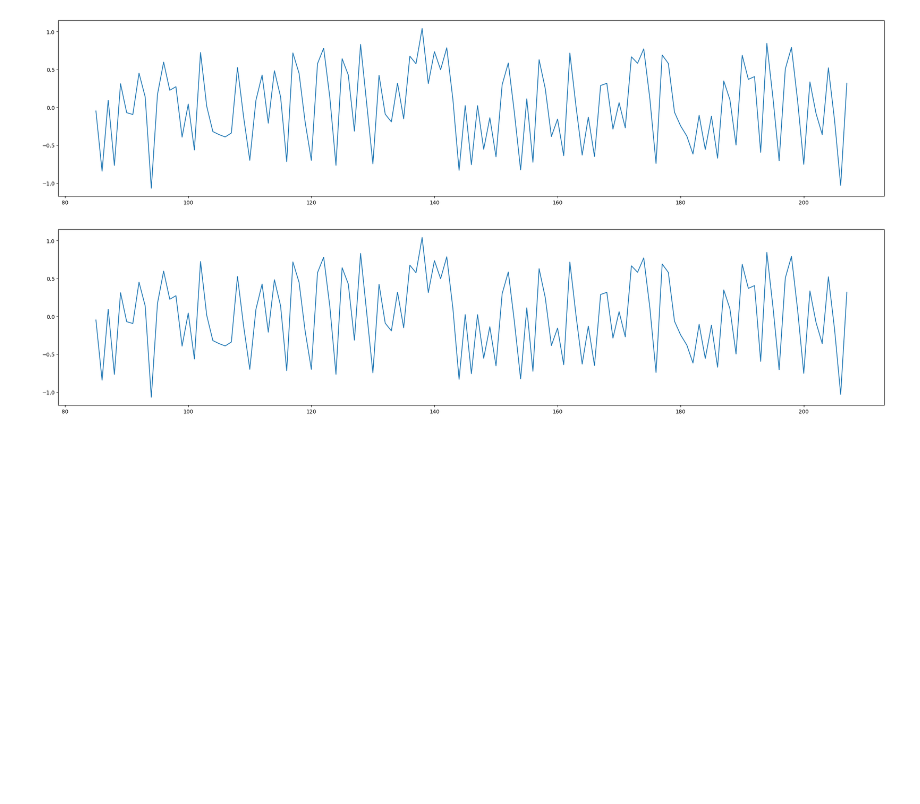
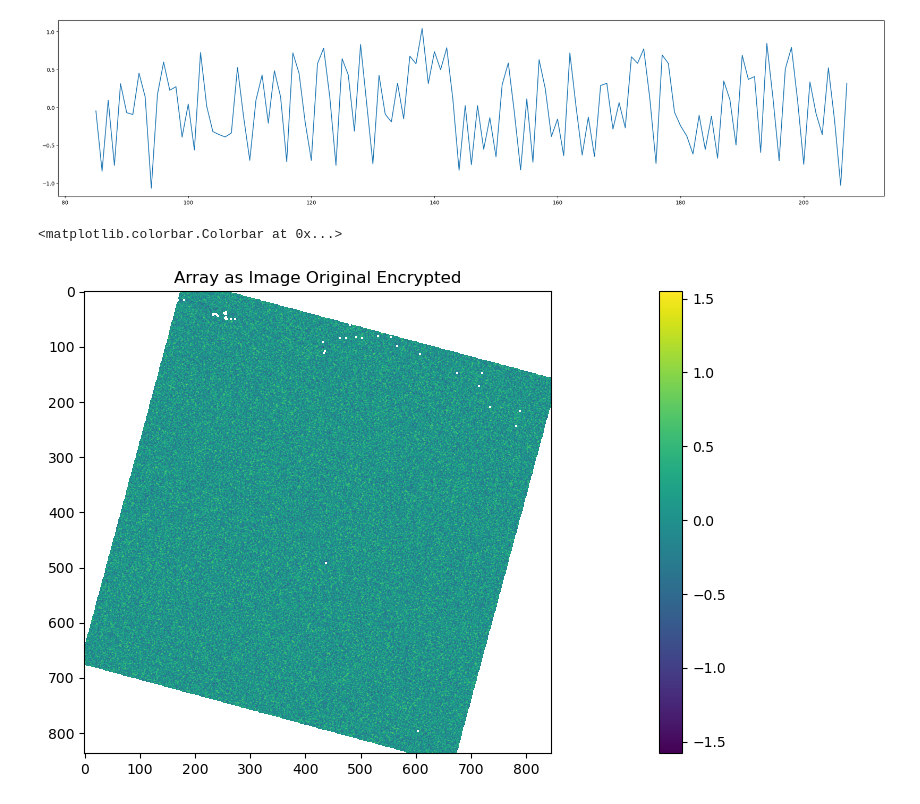
Before and after one commit to ashish-codebase/SecureSoftwareProject, a Jupyter notebook: Decryption.ipynb, the cells around one changed output. Cells and saved outputs as stored; diff of their text form; code cells hidden in the pictures; blank space fills up the shorter version.

```diff
--- a/Decryption.ipynb
+++ b/Decryption.ipynb
@@ -77,9 +73,7 @@ plt.savefig("NDVI_points_encry.png")
 # %% [output]
 [figure]
 # %%
-plt.plot(encryptedNDVI[6000:6500])
-plt.savefig("NDVI_Encrypted_points.png")
-# plt.close()
+# plt.plot(decryptedNDVI[6000:6500])
+# plt.savefig("NDVI_Decrypted_points_V2.png")
+# # plt.close()
-# %% [output]
-[figure, removed]
 # %%
@@ -89,2 +83,10 @@ tifffile.imwrite("NDVI_Original.tif",ndviArray)
+# %%
+# Display the array as an image
+plt.imshow(EncryptedNdviArray, cmap='viridis')  # 'viridis' is just an example colormap, you can choose another
+plt.title('Array as Image Original Encrypted')
+plt.colorbar()  # Add a colorbar for reference
+# %% [output]
+<matplotlib.colorbar.Colorbar at 0x...>
+[figure, added]
 # %%
 # Display the array as an image
```
Also changed, not shown: parts of 15 cells of this notebook, 6 other files.
